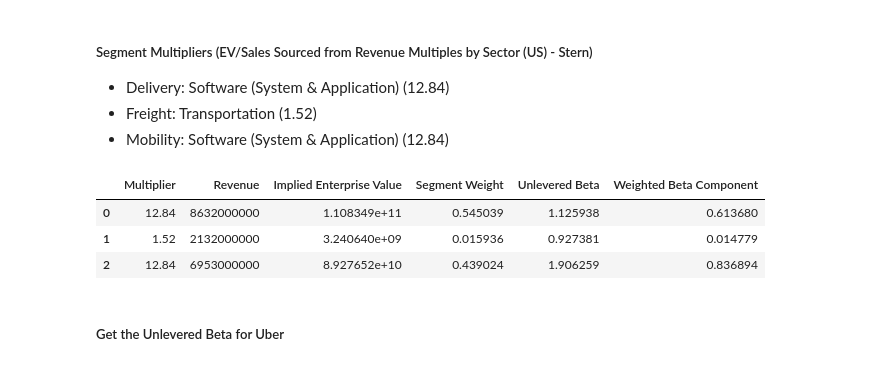
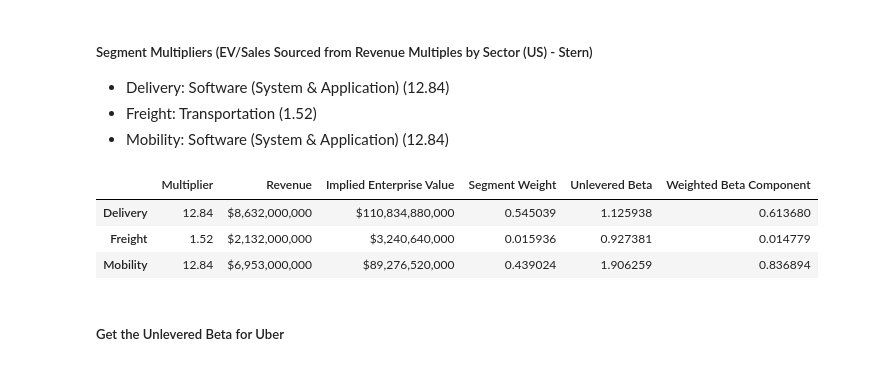
Before and after one commit to acremins1/SCL-and-Comps-Analysis, a Jupyter notebook: scl_analysis.ipynb, the cells around one changed output. Cells and saved outputs as stored; diff of their text form; code cells hidden in the pictures.

```diff
--- a/scl_analysis.ipynb
+++ b/scl_analysis.ipynb
@@ -640,18 +640,25 @@ segment_multipliers = [12.84, 1.52, 12.84]
 # %%
 final_df = pd.DataFrame()
 final_df['Multiplier'] = segment_multipliers
 final_df['Revenue'] = uber_revenue
 final_df['Implied Enterprise Value'] = final_df['Multiplier'] * final_df['Revenue']
 final_df['Segment Weight'] = final_df["Implied Enterprise Value"] / final_df["Implied Enterprise Value"].sum()
 final_df['Unlevered Beta'] = average_unlevered.values
 final_df['Weighted Beta Component'] = final_df['Segment Weight'] * final_df['Unlevered Beta']
 
+final_df.index = ['Delivery', 'Freight', 'Mobility']
+
+# format the final outputs
+final_df['Revenue'] = final_df['Revenue'].apply(lambda x: '${:,.0f}'.format(x))
+final_df['Implied Enterprise Value'] = final_df['Implied Enterprise Value'].apply(lambda x: '${:,.0f}'.format(x))
+
+
 final_df
 # %% [output]
 |  | Multiplier | Revenue | Implied Enterprise Value | Segment Weight | Unlevered Beta | Weighted Beta Component |
-| 0 | 12.84 | 8632000000 | 1.108349e+11 | 0.545039 | 1.125938 | 0.613680 |
-| 1 | 1.52 | 2132000000 | 3.240640e+09 | 0.015936 | 0.927381 | 0.014779 |
-| 2 | 12.84 | 6953000000 | 8.927652e+10 | 0.439024 | 1.906259 | 0.836894 |
+| Delivery | 12.84 | $8,632,000,000 | $110,834,880,000 | 0.545039 | 1.125938 | 0.613680 |
+| Freight | 1.52 | $2,132,000,000 | $3,240,640,000 | 0.015936 | 0.927381 | 0.014779 |
+| Mobility | 12.84 | $6,953,000,000 | $89,276,520,000 | 0.439024 | 1.906259 | 0.836894 |
 # %% [markdown]
 ##### Get the Unlevered Beta for Uber
 # %%
```
Also changed, not shown: parts of 4 cells of this notebook.
